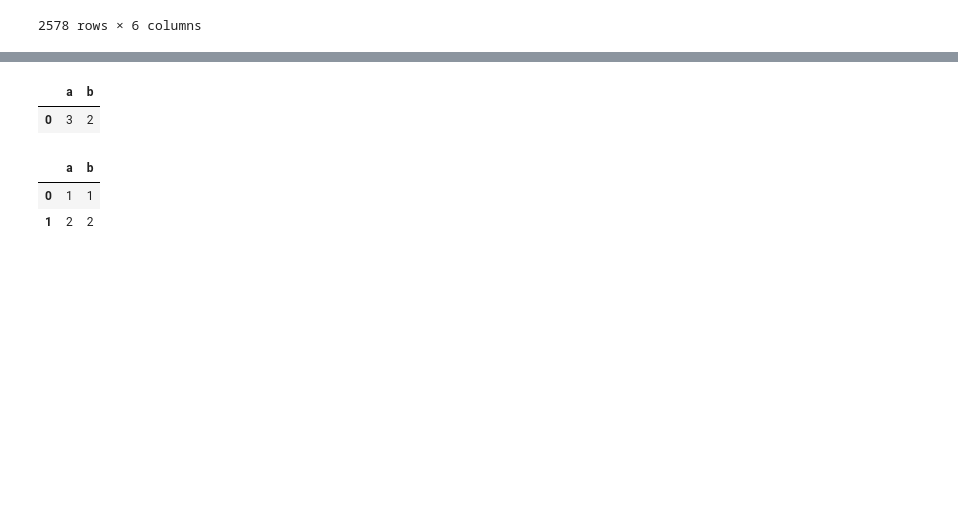
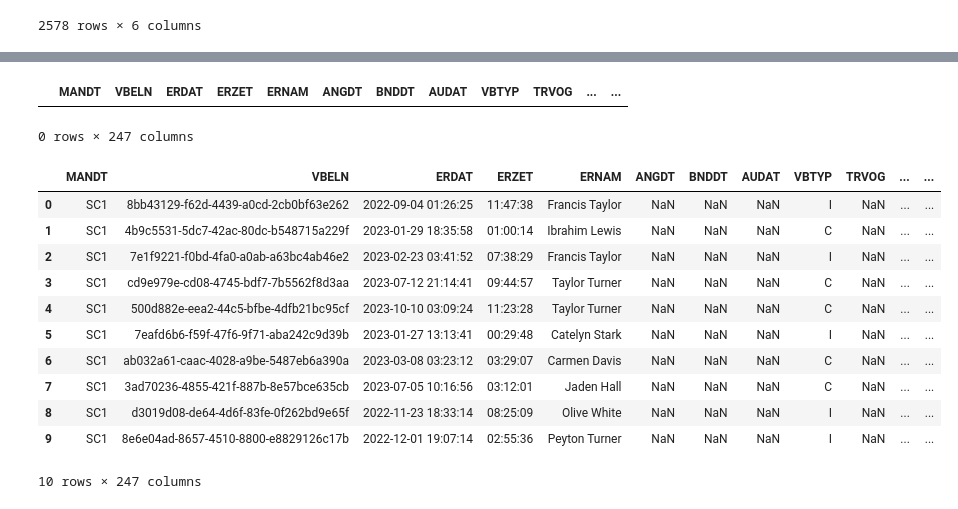
Before and after one commit to NaolGB/Sourcream, a Jupyter notebook: om.ipynb, the cells around one changed output, grey strips where cells are left out. Drawn from its saved outputs; the diff is of its cells as text; code cells hidden in the pictures; blank space fills up the shorter version.

Commit message:
OCPM data load achieved

```diff
--- a/om.ipynb
+++ b/om.ipynb
@@ -1013,5 +1097,0 @@ y = pd.DataFrame(y)
-# %%
-y
-# %% [output]
-|  | a | b |
-| 0 | 3 | 2 |
@@ -1023,6 +1098,22 @@ x = [
-# %%
-pd.DataFrame(x)
-# %% [output]
-|  | a | b |
-| 0 | 1 | 1 |
-| 1 | 2 | 2 |
+# %%
+df = pd.DataFrame(columns=[c[0] for c in ctl.fetch_table('vbak')])
+# %%
+df
+# %% [output]
+|  | MANDT | VBELN | ERDAT | ERZET | ERNAM | ANGDT | BNDDT | AUDAT | VBTYP | TRVOG | ... | ... |
+0 rows × 247 columns
+# %%
+pd.concat([df, pd.DataFrame(vbak_json.values())])
+# %% [output]
+|  | MANDT | VBELN | ERDAT | ERZET | ERNAM | ANGDT | BNDDT | AUDAT | VBTYP | TRVOG | ... | ... |
+| 0 | SC1 | 8bb43129-f62d-4439-a0cd-2cb0bf63e262 | 2022-09-04 01:26:25 | 11:47:38 | Francis Taylor | NaN | NaN | NaN | I | NaN | ... | ... |
+| 1 | SC1 | 4b9c5531-5dc7-42ac-80dc-b548715a229f | 2023-01-29 18:35:58 | 01:00:14 | Ibrahim Lewis | NaN | NaN | NaN | C | NaN | ... | ... |
+| 2 | SC1 | 7e1f9221-f0bd-4fa0-a0ab-a63bc4ab46e2 | 2023-02-23 03:41:52 | 07:38:29 | Francis Taylor | NaN | NaN | NaN | I | NaN | ... | ... |
+| 3 | SC1 | cd9e979e-cd08-4745-bdf7-7b5562f8d3aa | 2023-07-12 21:14:41 | 09:44:57 | Taylor Turner | NaN | NaN | NaN | C | NaN | ... | ... |
+| 4 | SC1 | 500d882e-eea2-44c5-bfbe-4dfb21bc95cf | 2023-10-10 03:09:24 | 11:23:28 | Taylor Turner | NaN | NaN | NaN | C | NaN | ... | ... |
+| 5 | SC1 | 7eafd6b6-f59f-47f6-9f71-aba242c9d39b | 2023-01-27 13:13:41 | 00:29:48 | Catelyn Stark | NaN | NaN | NaN | I | NaN | ... | ... |
+| 6 | SC1 | ab032a61-caac-4028-a9be-5487eb6a390a | 2023-03-08 03:23:12 | 03:29:07 | Carmen Davis | NaN | NaN | NaN | C | NaN | ... | ... |
+| 7 | SC1 | 3ad70236-4855-421f-887b-8e57bce635cb | 2023-07-05 10:16:56 | 03:12:01 | Jaden Hall | NaN | NaN | NaN | C | NaN | ... | ... |
+| 8 | SC1 | d3019d08-de64-4d6f-83fe-0f262bd9e65f | 2022-11-23 18:33:14 | 08:25:09 | Olive White | NaN | NaN | NaN | I | NaN | ... | ... |
+| 9 | SC1 | 8e6e04ad-8657-4510-8800-e8829126c17b | 2022-12-01 19:07:14 | 02:55:36 | Peyton Turner | NaN | NaN | NaN | I | NaN | ... | ... |
+10 rows × 247 columns
```
Also changed, not shown: parts of 15 cells of this notebook, 1 other file.
